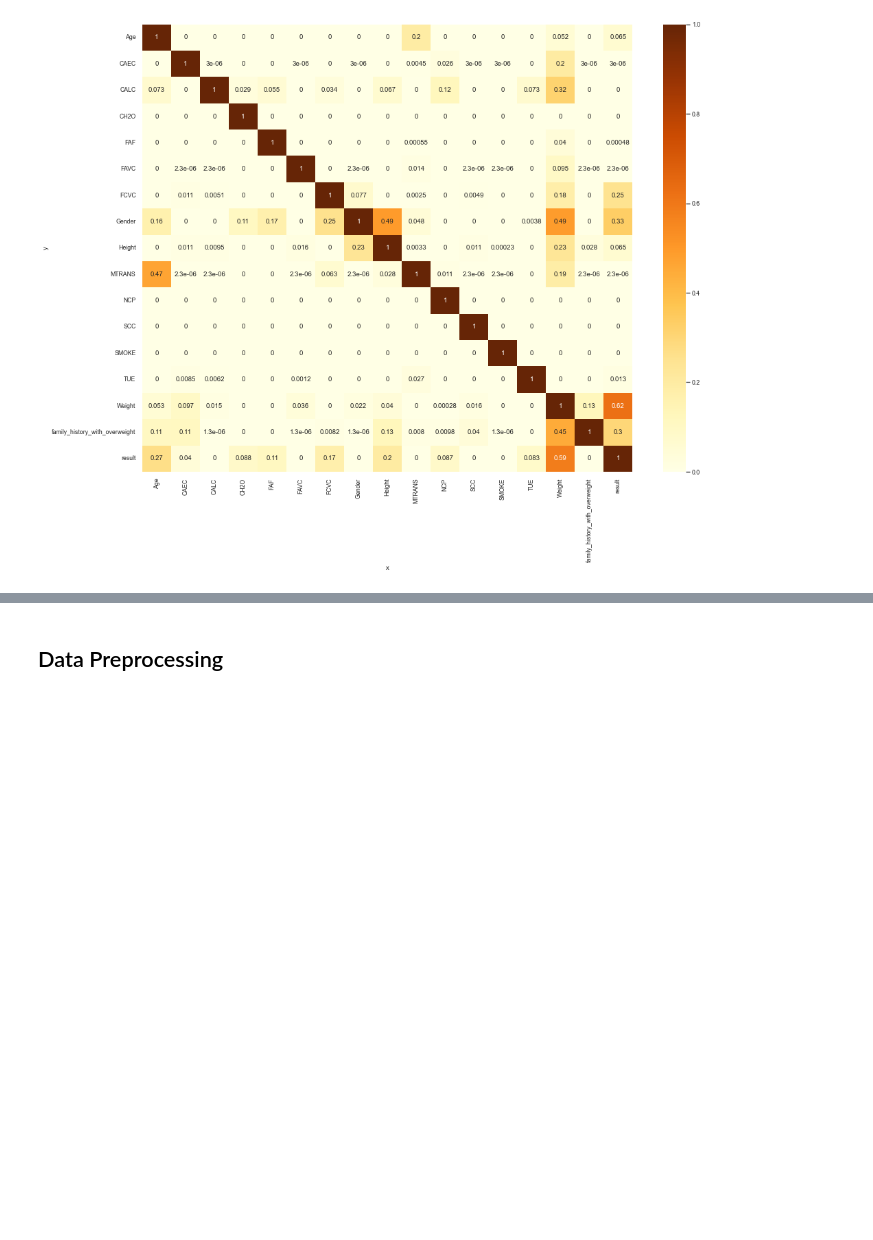
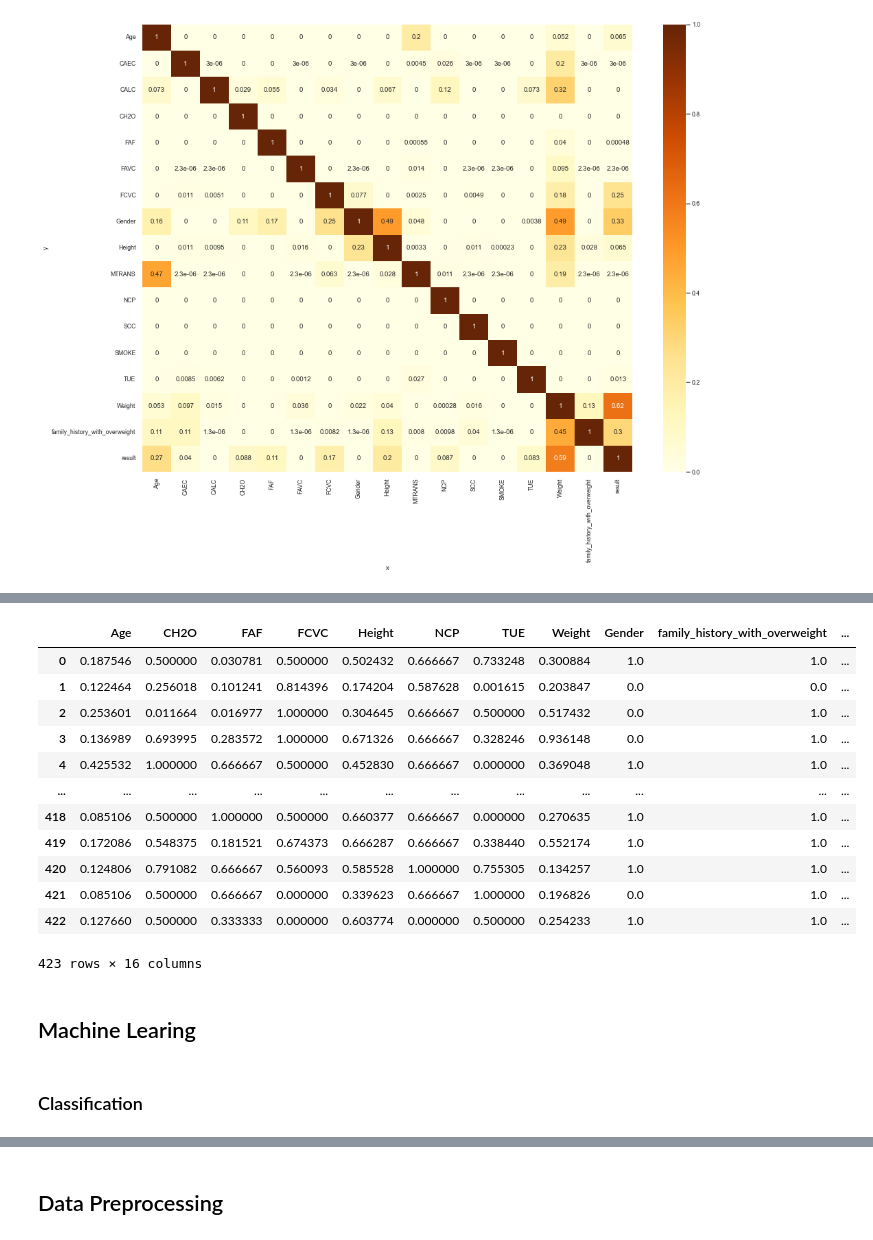
Before and after one commit to SanketAgwl/Obesity-Prediction-Data-Science, a Jupyter notebook: project.ipynb, the cells around one changed output, grey strips where cells are left out. Drawn from its saved outputs; the diff is of its cells as text; code cells hidden in the pictures; blank space fills up the shorter version.

```diff
--- a/project.ipynb
+++ b/project.ipynb
@@ -416,0 +529,16 @@ plt.show()
+# %%
+X_test_normalized_df
+# %% [output]
+|  | Age | CH2O | FAF | FCVC | Height | NCP | TUE | Weight | Gender | family_history_with_overweight | ... |
+| 0 | 0.187546 | 0.500000 | 0.030781 | 0.500000 | 0.502432 | 0.666667 | 0.733248 | 0.300884 | 1.0 | 1.0 | ... |
+| 1 | 0.122464 | 0.256018 | 0.101241 | 0.814396 | 0.174204 | 0.587628 | 0.001615 | 0.203847 | 0.0 | 0.0 | ... |
+| 2 | 0.253601 | 0.011664 | 0.016977 | 1.000000 | 0.304645 | 0.666667 | 0.500000 | 0.517432 | 0.0 | 1.0 | ... |
+| 3 | 0.136989 | 0.693995 | 0.283572 | 1.000000 | 0.671326 | 0.666667 | 0.328246 | 0.936148 | 0.0 | 1.0 | ... |
+| 4 | 0.425532 | 1.000000 | 0.666667 | 0.500000 | 0.452830 | 0.666667 | 0.000000 | 0.369048 | 1.0 | 1.0 | ... |
+| ... | ... | ... | ... | ... | ... | ... | ... | ... | ... | ... | ... |
+| 418 | 0.085106 | 0.500000 | 1.000000 | 0.500000 | 0.660377 | 0.666667 | 0.000000 | 0.270635 | 1.0 | 1.0 | ... |
+| 419 | 0.172086 | 0.548375 | 0.181521 | 0.674373 | 0.666287 | 0.666667 | 0.338440 | 0.552174 | 1.0 | 1.0 | ... |
+| 420 | 0.124806 | 0.791082 | 0.666667 | 0.560093 | 0.585528 | 1.000000 | 0.755305 | 0.134257 | 1.0 | 1.0 | ... |
+| 421 | 0.085106 | 0.500000 | 0.666667 | 0.000000 | 0.339623 | 0.666667 | 1.000000 | 0.196826 | 0.0 | 1.0 | ... |
+| 422 | 0.127660 | 0.500000 | 0.333333 | 0.000000 | 0.603774 | 0.000000 | 0.500000 | 0.254233 | 1.0 | 1.0 | ... |
+423 rows × 16 columns
@@ -416,0 +620,4 @@ plt.show()
+# %% [markdown]
+## Machine Learing
+# %% [markdown]
+### Classification
```
Also changed, not shown: parts of 40 cells of this notebook.
